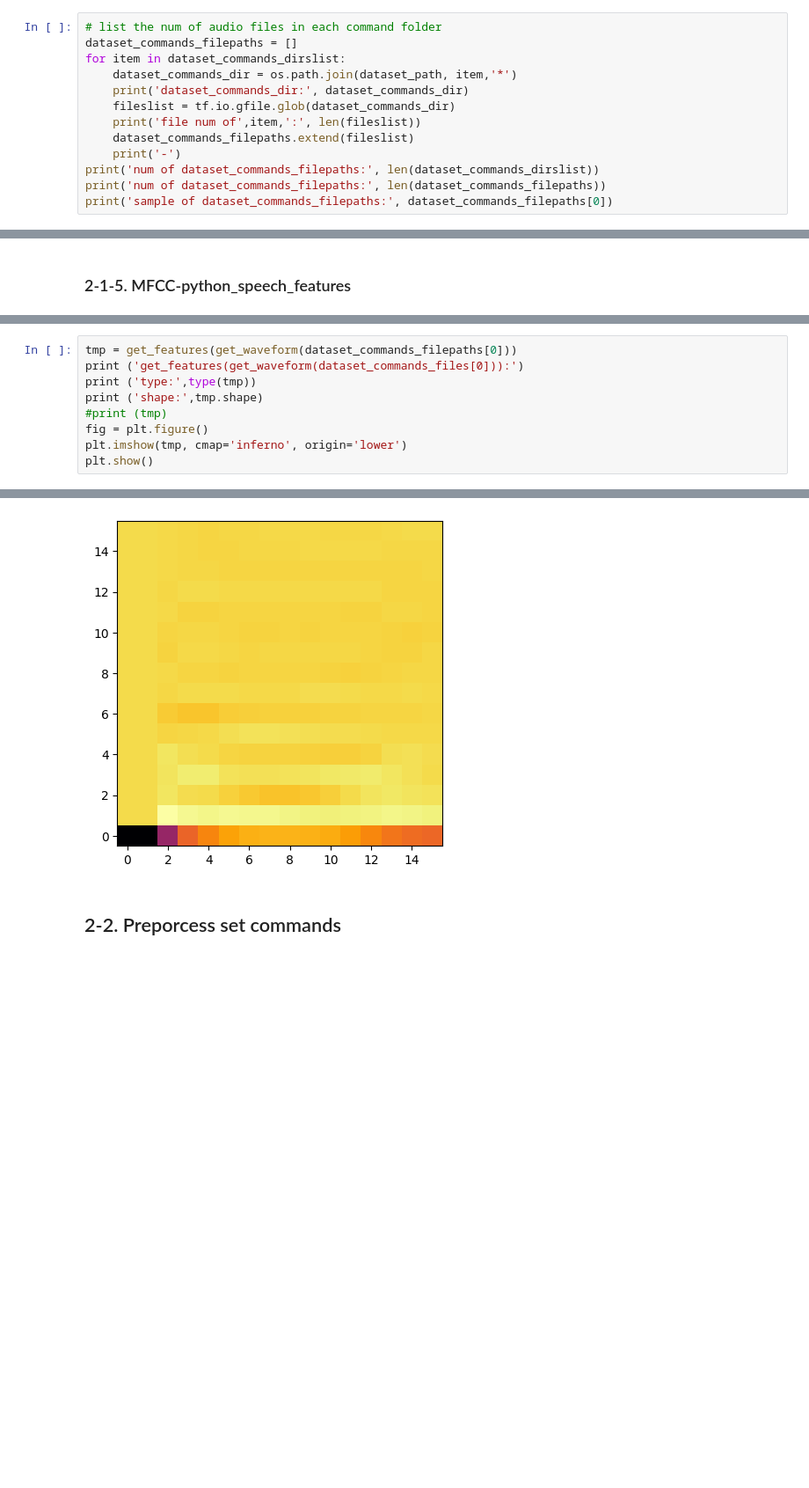
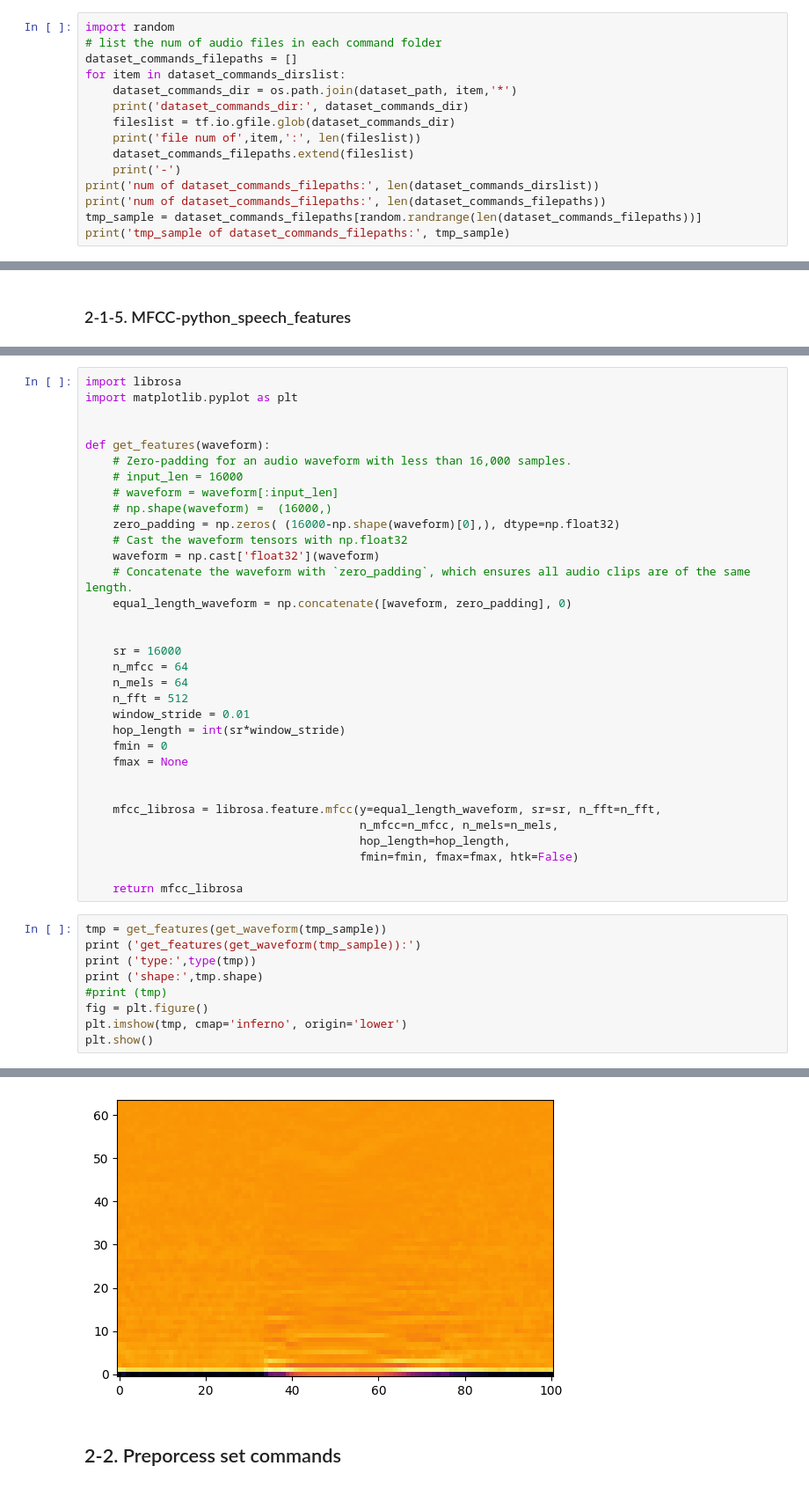
Before and after one commit to KYE2138/PJ_SpeechCommandRecognition, a Jupyter notebook: Train/train.ipynb, the cells around one changed output, grey strips where cells are left out. Shown at 88% size. Drawn from its saved outputs; the diff is of its cells as text; blank space fills up the shorter version.

Commit message:
update train.ipynb for librosa

```diff
--- a/Train/train.ipynb
+++ b/Train/train.ipynb
@@ -105,6 +105,7 @@ dataset_commands_dirslist: ['nine' 'eight' 'bed' 'bird' 'no' 'house' 'go' 'zero'
 # %% [markdown]
 ## 1-3. dataset commands filepaths
 # %%
+import random
 # list the num of audio files in each command folder
 dataset_commands_filepaths = []
 for item in dataset_commands_dirslist:
@@ -116,5 +117,6 @@ for item in dataset_commands_dirslist:
     print('-')
 print('num of dataset_commands_filepaths:', len(dataset_commands_dirslist))
 print('num of dataset_commands_filepaths:', len(dataset_commands_filepaths))
-print('sample of dataset_commands_filepaths:', dataset_commands_filepaths[0])
+tmp_sample = dataset_commands_filepaths[random.randrange(len(dataset_commands_filepaths))]
+print('tmp_sample of dataset_commands_filepaths:', tmp_sample)
 # %% [output]
@@ -243,6 +269,39 @@ def get_features(waveform):
+# %%
+import librosa
+import matplotlib.pyplot as plt
+
+
+def get_features(waveform):
+    # Zero-padding for an audio waveform with less than 16,000 samples.
+    # input_len = 16000
+    # waveform = waveform[:input_len]
+    # np.shape(waveform) =  (16000,)
+    zero_padding = np.zeros( (16000-np.shape(waveform)[0],), dtype=np.float32)
+    # Cast the waveform tensors with np.float32
+    waveform = np.cast['float32'](waveform)
+    # Concatenate the waveform with `zero_padding`, which ensures all audio clips are of the same length.
+    equal_length_waveform = np.concatenate([waveform, zero_padding], 0)
+
+
+    sr = 16000
+    n_mfcc = 64
+    n_mels = 64
+    n_fft = 512
+    window_stride = 0.01
+    hop_length = int(sr*window_stride)
+    fmin = 0
+    fmax = None
+
+
+    mfcc_librosa = librosa.feature.mfcc(y=equal_length_waveform, sr=sr, n_fft=n_fft,
+                                        n_mfcc=n_mfcc, n_mels=n_mels,
+                                        hop_length=hop_length,
+                                        fmin=fmin, fmax=fmax, htk=False)
+
+    return mfcc_librosa
 # %%
-tmp = get_features(get_waveform(dataset_commands_filepaths[0]))
-print ('get_features(get_waveform(dataset_commands_files[0])):')
+tmp = get_features(get_waveform(tmp_sample))
+print ('get_features(get_waveform(tmp_sample)):')
 print ('type:',type(tmp))
 print ('shape:',tmp.shape)
 #print (tmp)
@@ -256,4 +315,4 @@ shape: (16, 16)
-[figure, old version]
+[figure, new version]
 # %% [markdown]
 ## 2-2. Preporcess set commands
 # %%
```
Also changed, not shown: parts of 34 cells of this notebook, 2 other files.
